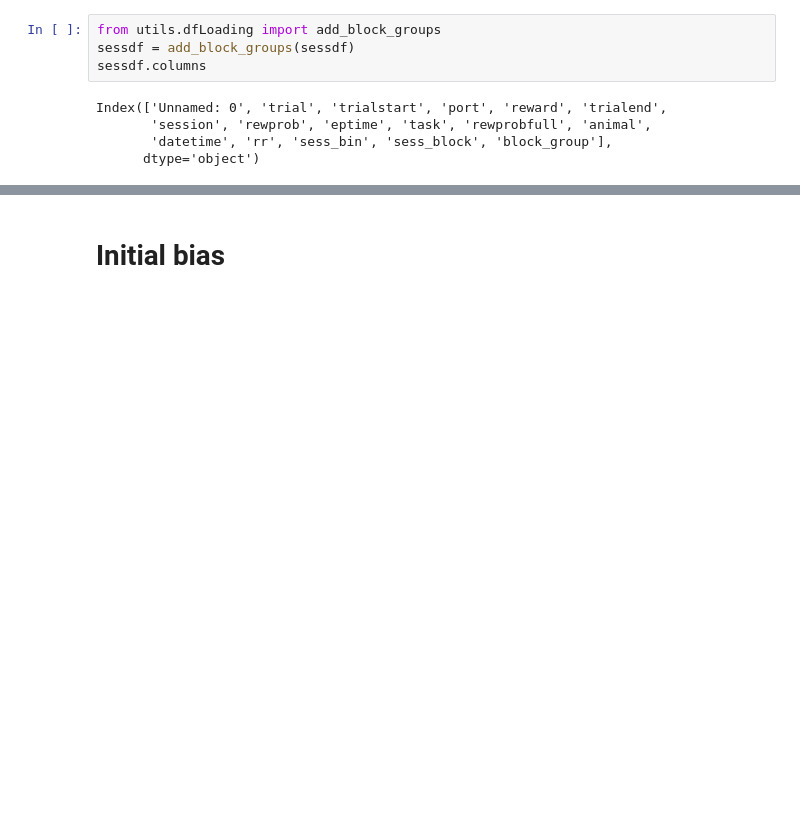
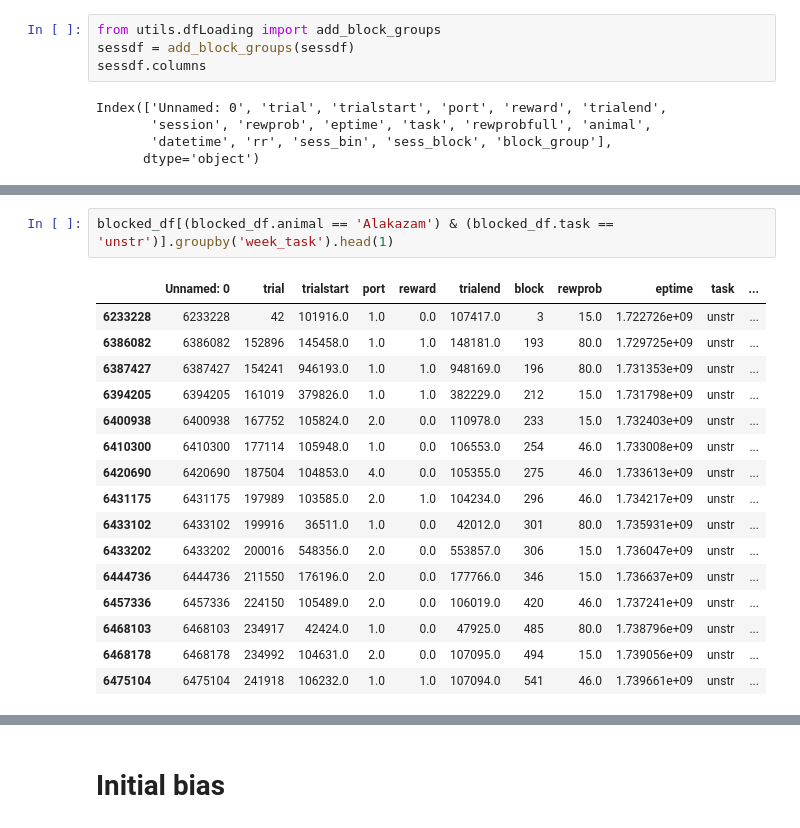
Before and after one commit to nightshade2303/banditAnalysis, a Jupyter notebook: multiAnimalAnalysis.ipynb, the cells around one changed output, grey strips where cells are left out. Saved outputs shown, nothing was run; the diff lists cells and outputs as text; blank space fills up the shorter version.

```diff
--- a/multiAnimalAnalysis.ipynb
+++ b/multiAnimalAnalysis.ipynb
@@ -127,3 +120,22 @@ See the caveats in the documentation: https://pandas.pydata.org/pandas-docs/stab
+# %%
+blocked_df[(blocked_df.animal == 'Alakazam') & (blocked_df.task == 'unstr')].groupby('week_task').head(1)
+# %% [output]
+|  | Unnamed: 0 | trial | trialstart | port | reward | trialend | block | rewprob | eptime | task | ... |
+| 6233228 | 6233228 | 42 | 101916.0 | 1.0 | 0.0 | 107417.0 | 3 | 15.0 | 1.722726e+09 | unstr | ... |
+| 6386082 | 6386082 | 152896 | 145458.0 | 1.0 | 1.0 | 148181.0 | 193 | 80.0 | 1.729725e+09 | unstr | ... |
+| 6387427 | 6387427 | 154241 | 946193.0 | 1.0 | 1.0 | 948169.0 | 196 | 80.0 | 1.731353e+09 | unstr | ... |
+| 6394205 | 6394205 | 161019 | 379826.0 | 1.0 | 1.0 | 382229.0 | 212 | 15.0 | 1.731798e+09 | unstr | ... |
+| 6400938 | 6400938 | 167752 | 105824.0 | 2.0 | 0.0 | 110978.0 | 233 | 15.0 | 1.732403e+09 | unstr | ... |
+| 6410300 | 6410300 | 177114 | 105948.0 | 1.0 | 0.0 | 106553.0 | 254 | 46.0 | 1.733008e+09 | unstr | ... |
+| 6420690 | 6420690 | 187504 | 104853.0 | 4.0 | 0.0 | 105355.0 | 275 | 46.0 | 1.733613e+09 | unstr | ... |
+| 6431175 | 6431175 | 197989 | 103585.0 | 2.0 | 1.0 | 104234.0 | 296 | 46.0 | 1.734217e+09 | unstr | ... |
+| 6433102 | 6433102 | 199916 | 36511.0 | 1.0 | 0.0 | 42012.0 | 301 | 80.0 | 1.735931e+09 | unstr | ... |
+| 6433202 | 6433202 | 200016 | 548356.0 | 2.0 | 0.0 | 553857.0 | 306 | 15.0 | 1.736047e+09 | unstr | ... |
+| 6444736 | 6444736 | 211550 | 176196.0 | 2.0 | 0.0 | 177766.0 | 346 | 15.0 | 1.736637e+09 | unstr | ... |
+| 6457336 | 6457336 | 224150 | 105489.0 | 2.0 | 0.0 | 106019.0 | 420 | 46.0 | 1.737241e+09 | unstr | ... |
+| 6468103 | 6468103 | 234917 | 42424.0 | 1.0 | 0.0 | 47925.0 | 485 | 80.0 | 1.738796e+09 | unstr | ... |
+| 6468178 | 6468178 | 234992 | 104631.0 | 2.0 | 0.0 | 107095.0 | 494 | 15.0 | 1.739056e+09 | unstr | ... |
+| 6475104 | 6475104 | 241918 | 106232.0 | 1.0 | 1.0 | 107094.0 | 541 | 46.0 | 1.739661e+09 | unstr | ... |
 # %%
 l = []
 week1_choices = {}
```
Also changed, not shown: parts of 23 cells of this notebook, 3 other files.
